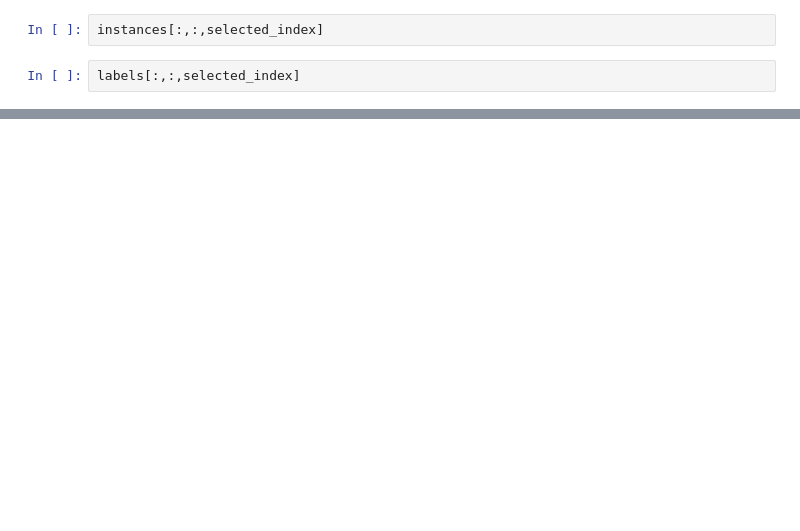
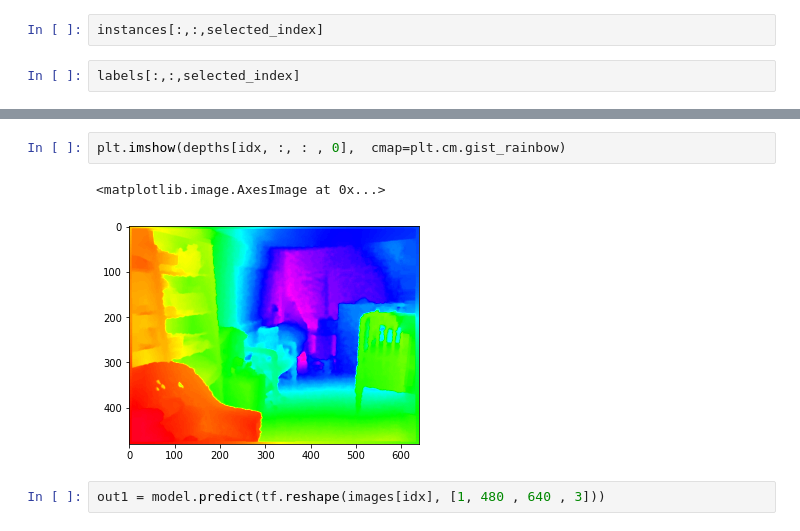
Before and after one commit to Nadiam75/joint_object_detection_depth_estimation, a Jupyter notebook: project.ipynb, the cells around one changed output, grey strips where cells are left out. Drawn from its saved outputs; the diff is of its cells as text; blank space fills up the shorter version.

```diff
--- a/project.ipynb
+++ b/project.ipynb
@@ -287,0 +340,7 @@ images[:3].shape
+# %%
+plt.imshow(depths[idx, :, : , 0],  cmap=plt.cm.gist_rainbow)
+# %% [output]
+<matplotlib.image.AxesImage at 0x...>
+[figure, added]
+# %%
+out1 = model.predict(tf.reshape(images[idx], [1, 480 , 640 , 3]))
```
Also changed, not shown: parts of 26 cells of this notebook.
